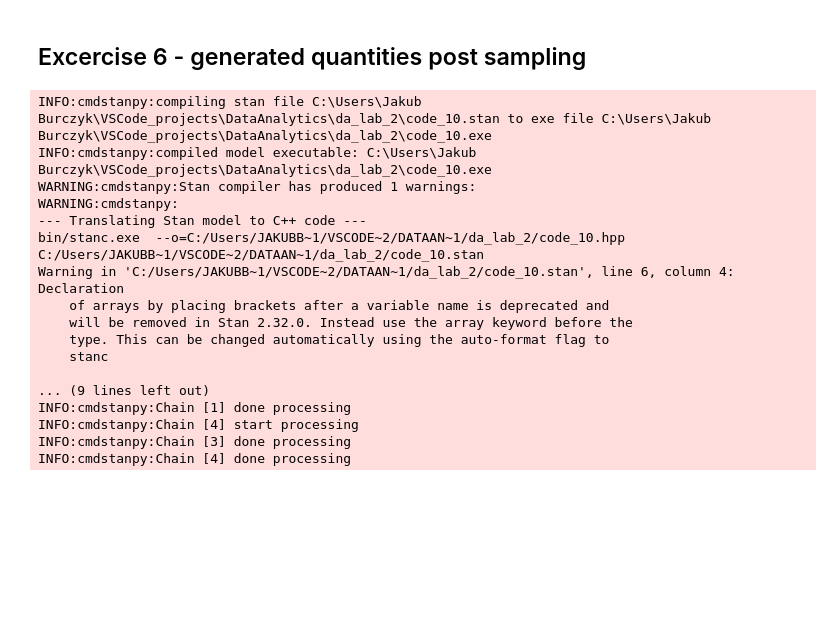
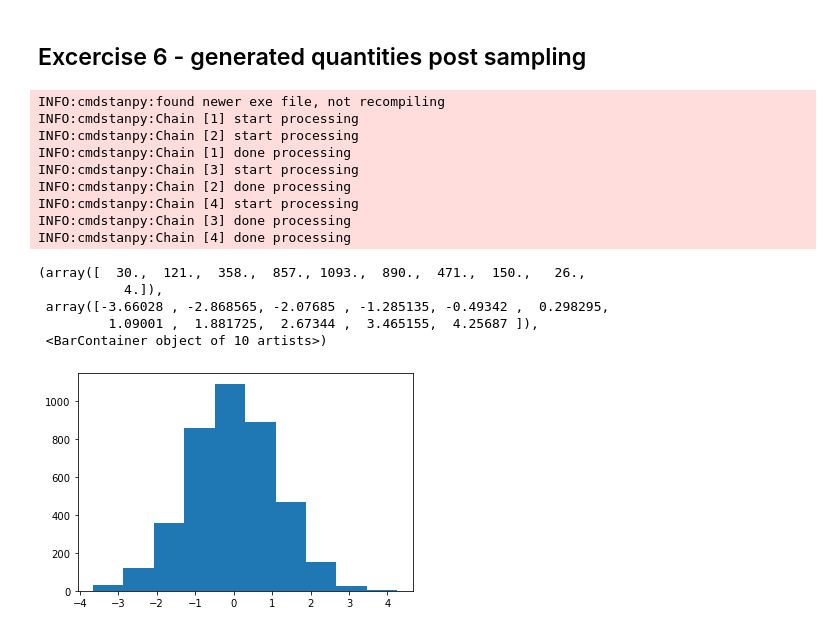
Before and after one commit to JakubBurczyk/DA_Burczyk, a Jupyter notebook: da_lab_2/lab2.ipynb, the cells around one changed output. Drawn from its saved outputs; the diff is of its cells as text; code cells hidden in the pictures; blank space fills up the shorter version.

```diff
--- a/da_lab_2/lab2.ipynb
+++ b/da_lab_2/lab2.ipynb
@@ -225,24 +255,24 @@ plt.show()
 # %%
 model_gq = CmdStanModel(stan_file='code_10.stan')
 # fill in with chosen result from previous excercise
 mean_of_y = model_gq.generate_quantities(data=data,
                                         mcmc_sample = result_1)
 # investigate the output and plot histogram of mean_y variableŌ
+
+plt.hist(mean_of_y.stan_variable("mean_y"))
 # %% [output]
-INFO:cmdstanpy:compiling stan file C:\Users\Jakub Burczyk\VSCode_projects\DataAnalytics\da_lab_2\code_10.stan to exe file C:\Users\Jakub Burczyk\VSCode_projects\DataAnalytics\da_lab_2\code_10.exe
-INFO:cmdstanpy:compiled model executable: C:\Users\Jakub Burczyk\VSCode_projects\DataAnalytics\da_lab_2\code_10.exe
-WARNING:cmdstanpy:Stan compiler has produced 1 warnings:
-WARNING:cmdstanpy:
---- Translating Stan model to C++ code ---
-bin/stanc.exe  --o=C:/Users/JAKUBB~1/VSCODE~2/DATAAN~1/da_lab_2/code_10.hpp C:/Users/JAKUBB~1/VSCODE~2/DATAAN~1/da_lab_2/code_10.stan
-Warning in 'C:/Users/JAKUBB~1/VSCODE~2/DATAAN~1/da_lab_2/code_10.stan', line 6, column 4: Declaration
-    of arrays by placing brackets after a variable name is deprecated and
-    will be removed in Stan 2.32.0. Instead use the array keyword before the
-    type. This can be changed automatically using the auto-format flag to
-    stanc
-
-... (9 lines left out)
+INFO:cmdstanpy:found newer exe file, not recompiling
+INFO:cmdstanpy:Chain [1] start processing
+INFO:cmdstanpy:Chain [2] start processing
 INFO:cmdstanpy:Chain [1] done processing
+INFO:cmdstanpy:Chain [3] start processing
+INFO:cmdstanpy:Chain [2] done processing
 INFO:cmdstanpy:Chain [4] start processing
 INFO:cmdstanpy:Chain [3] done processing
 INFO:cmdstanpy:Chain [4] done processing
+(array([  30.,  121.,  358.,  857., 1093.,  890.,  471.,  150.,   26.,
+           4.]),
+ array([-3.66028 , -2.868565, -2.07685 , -1.285135, -0.49342 ,  0.298295,
+         1.09001 ,  1.881725,  2.67344 ,  3.465155,  4.25687 ]),
+ <BarContainer object of 10 artists>)
+[figure, added]
```
Also changed, not shown: parts of 6 cells of this notebook, 16 other files.
